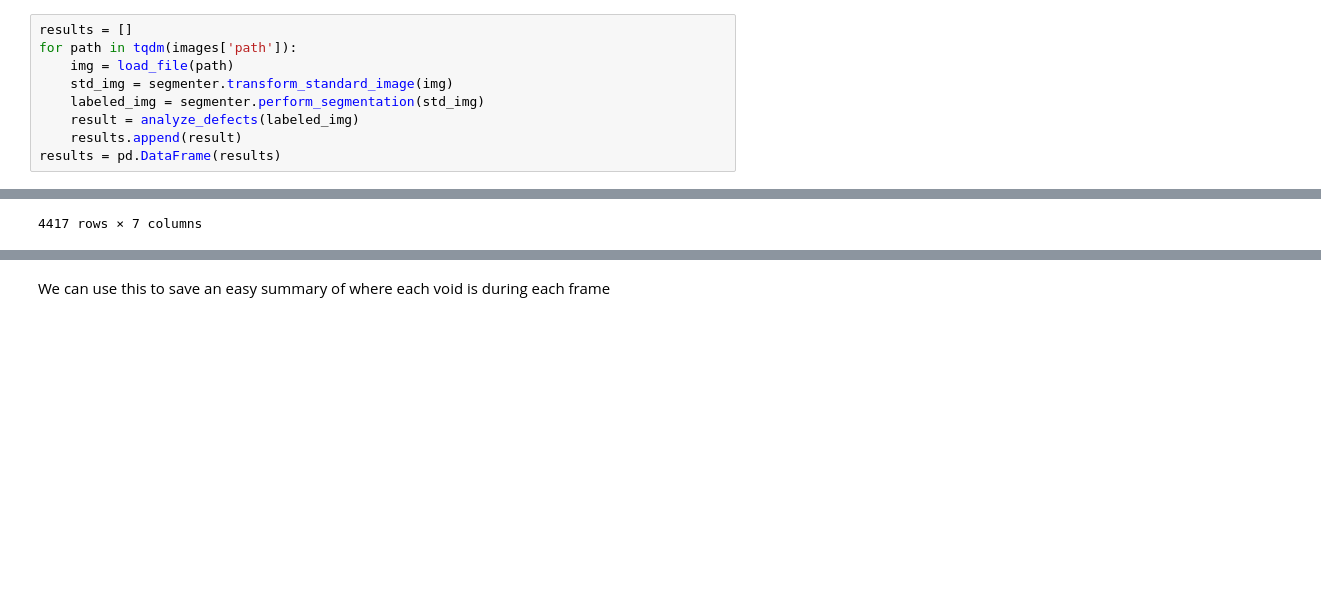
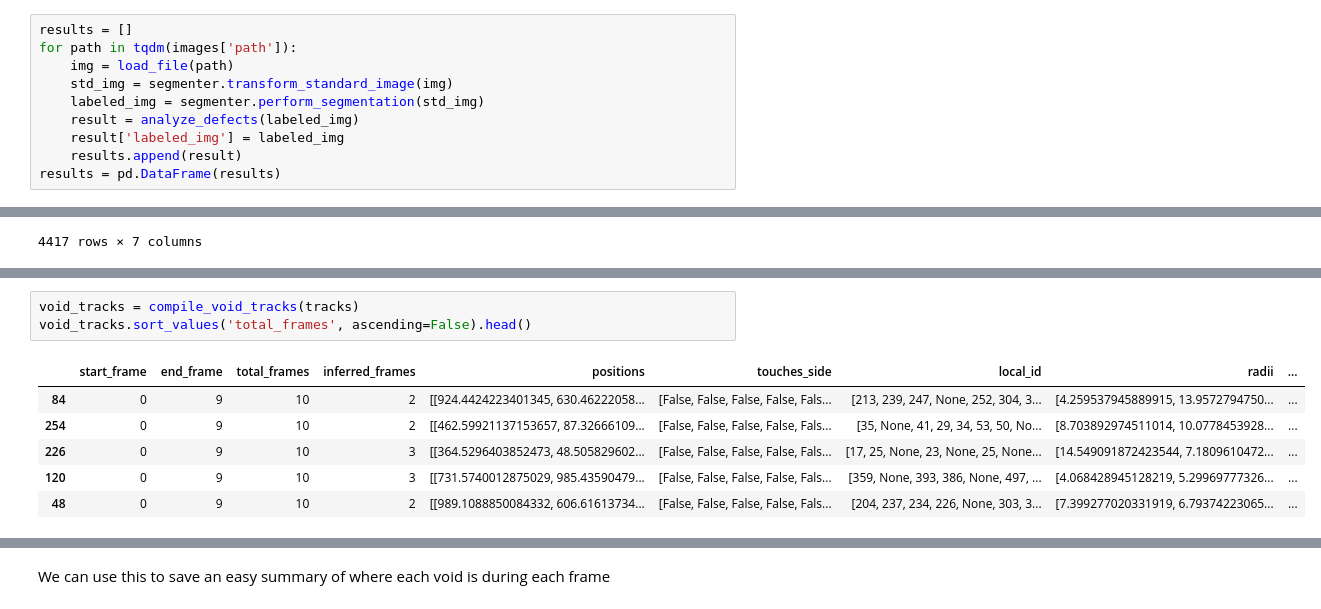
Before and after one commit to globus-labs/real-time-defect-analysis, a Jupyter notebook: notebooks/tilt-series/0_label-and-track-voids.ipynb, the cells around one changed output, grey strips where cells are left out. Cells and saved outputs as stored; diff of their text form; blank space fills up the shorter version.

```diff
--- a/notebooks/tilt-series/0_label-and-track-voids.ipynb
+++ b/notebooks/tilt-series/0_label-and-track-voids.ipynb
@@ -42,6 +50,7 @@ for path in tqdm(images['path']):
     std_img = segmenter.transform_standard_image(img)
     labeled_img = segmenter.perform_segmentation(std_img)
     result = analyze_defects(labeled_img)
+    result['labeled_img'] = labeled_img
     results.append(result)
 results = pd.DataFrame(results)
 # %%
@@ -118,0 +143,10 @@ void_tracks.sort_values('total_frames', ascending=False).head()
+# %%
+void_tracks = compile_void_tracks(tracks)
+void_tracks.sort_values('total_frames', ascending=False).head()
+# %% [output]
+|  | start_frame | end_frame | total_frames | inferred_frames | positions | touches_side | local_id | radii | ... |
+| 84 | 0 | 9 | 10 | 2 | [[924.4424223401345, 630.46222058... | [False, False, False, False, Fals... | [213, 239, 247, None, 252, 304, 3... | [4.259537945889915, 13.9572794750... | ... |
+| 254 | 0 | 9 | 10 | 2 | [[462.59921137153657, 87.32666109... | [False, False, False, False, Fals... | [35, None, 41, 29, 34, 53, 50, No... | [8.703892974511014, 10.0778453928... | ... |
+| 226 | 0 | 9 | 10 | 3 | [[364.5296403852473, 48.505829602... | [False, False, False, False, Fals... | [17, 25, None, 23, None, 25, None... | [14.549091872423544, 7.1809610472... | ... |
+| 120 | 0 | 9 | 10 | 3 | [[731.5740012875029, 985.43590479... | [False, False, False, False, Fals... | [359, None, 393, 386, None, 497, ... | [4.068428945128219, 5.29969777326... | ... |
+| 48 | 0 | 9 | 10 | 2 | [[989.1088850084332, 606.61613734... | [False, False, False, False, Fals... | [204, 237, 234, 226, None, 303, 3... | [7.399277020331919, 6.79374223065... | ... |
```
Also changed, not shown: parts of 16 cells of this notebook.
